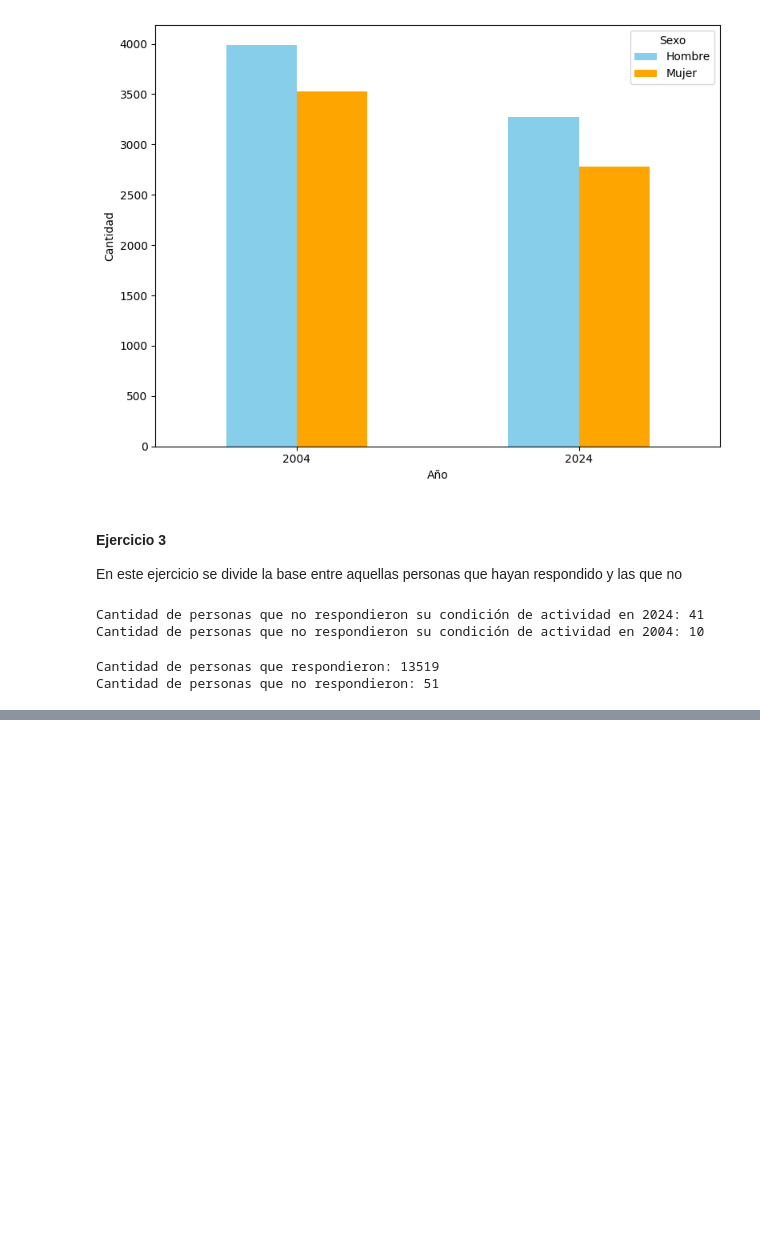
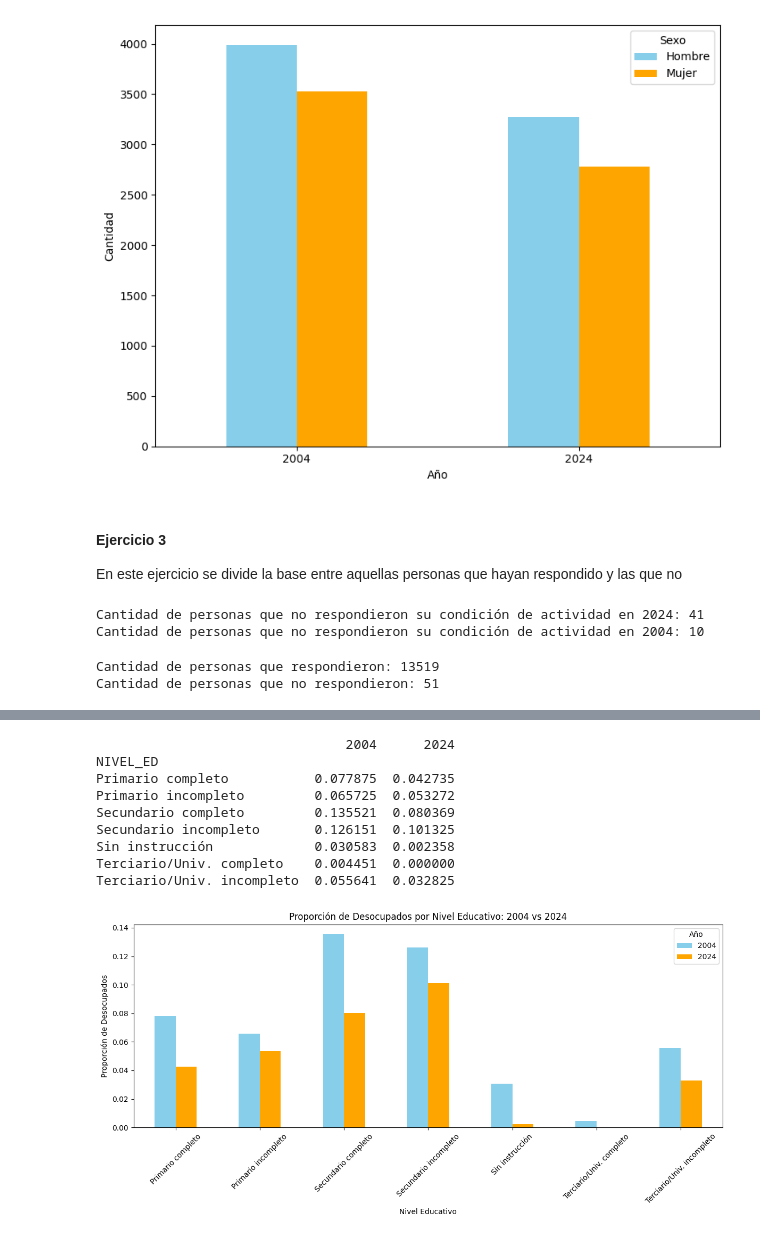
Before and after one commit to renzo290/Big-Data-UBA-Grupo-2, a Jupyter notebook: TP3/TP3_UBA_Informe.ipynb, the cells around one changed output, grey strips where cells are left out. Cells and saved outputs as stored; diff of their text form; code cells hidden in the pictures; blank space fills up the shorter version.

```diff
--- a/TP3/TP3_UBA_Informe.ipynb
+++ b/TP3/TP3_UBA_Informe.ipynb
@@ -242,0 +419,55 @@ Cantidad de personas que no respondieron: 51
+# %%
+#Punto 6 - a
+
+# Mapear los niveles educativos ANTES de calcular proporciones
+niveles_educativos = {
+    1: "Sin instrucción",
+    2: "Primario incompleto",
+    3: "Primario completo",
+    4: "Secundario incompleto",
+    5: "Secundario completo",
+    6: "Terciario/Univ. incompleto",
+    7: "Terciario/Univ. completo"
+}
+df_union_filtrado["NIVEL_ED"] = df_union_filtrado["NIVEL_ED"].map(niveles_educativos)
+
+# Calcular proporción de desocupados por nivel educativo en 2004
+proporcion_educ_2004 = df_union_filtrado[df_union_filtrado["ORIGEN"] == "T1_2004"].groupby("NIVEL_ED")["desocupado"].mean()
+
+# Calcular proporción de desocupados por nivel educativo en 2024
+proporcion_educ_2024 = df_union_filtrado[df_union_filtrado["ORIGEN"] == "T1_2024"].groupby("NIVEL_ED")["desocupado"].mean()
+
+# Crear DataFrame para comparar
+df_proporcion_educ = pd.DataFrame({
+    "2004": proporcion_educ_2004,
+    "2024": proporcion_educ_2024
+}).fillna(0)
+
+# Imprimir resultados
+print(df_proporcion_educ)
+
+# Crear gráfico comparativo con ajustes para etiquetas superpuestas
+df_proporcion_educ.plot(kind="bar", figsize=(12, 6), color=["skyblue", "orange"])
+plt.xlabel("Nivel Educativo")
+plt.ylabel("Proporción de Desocupados")
+plt.title("Proporción de Desocupados por Nivel Educativo: 2004 vs 2024")
+plt.legend(title="Año")
+
+# Rotar las etiquetas del eje X a 45 grados y reducir el tamaño de fuente
+plt.xticks(rotation=45, fontsize=10)
+
+plt.tight_layout()
+plt.show()
+
+#En casi todos los niveles educativos, la proporción de desocupados es menor en 2024 en comparación con 2004.
+# %% [output]
+                                2004      2024
+NIVEL_ED
+Primario completo           0.077875  0.042735
+Primario incompleto         0.065725  0.053272
+Secundario completo         0.135521  0.080369
+Secundario incompleto       0.126151  0.101325
+Sin instrucción             0.030583  0.002358
+Terciario/Univ. completo    0.004451  0.000000
+Terciario/Univ. incompleto  0.055641  0.032825
+[figure, added]
```
Also changed, not shown: parts of 7 cells of this notebook.
